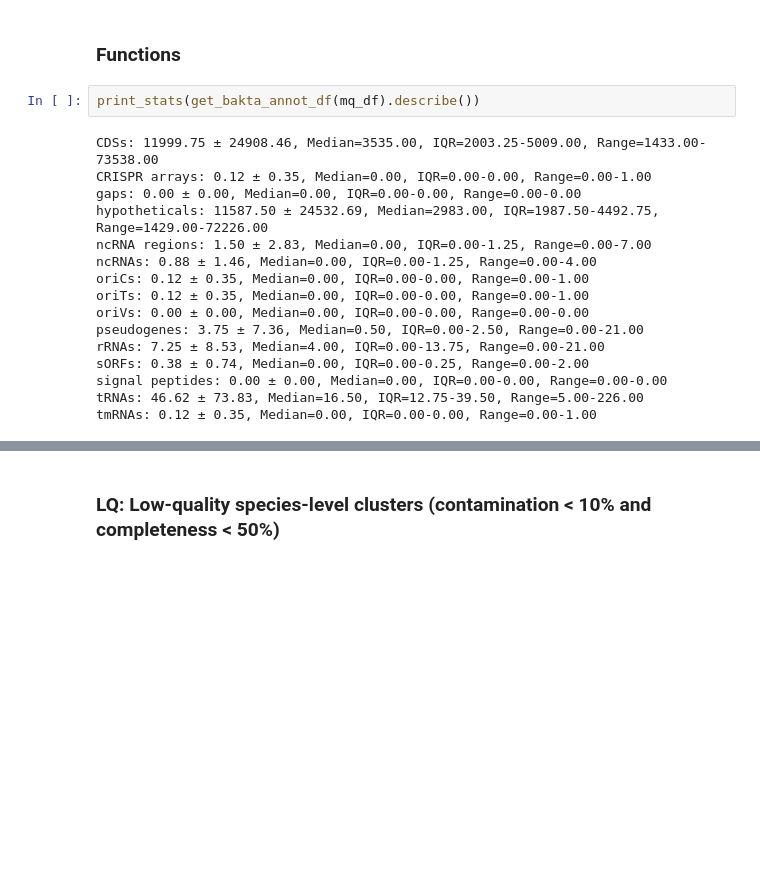
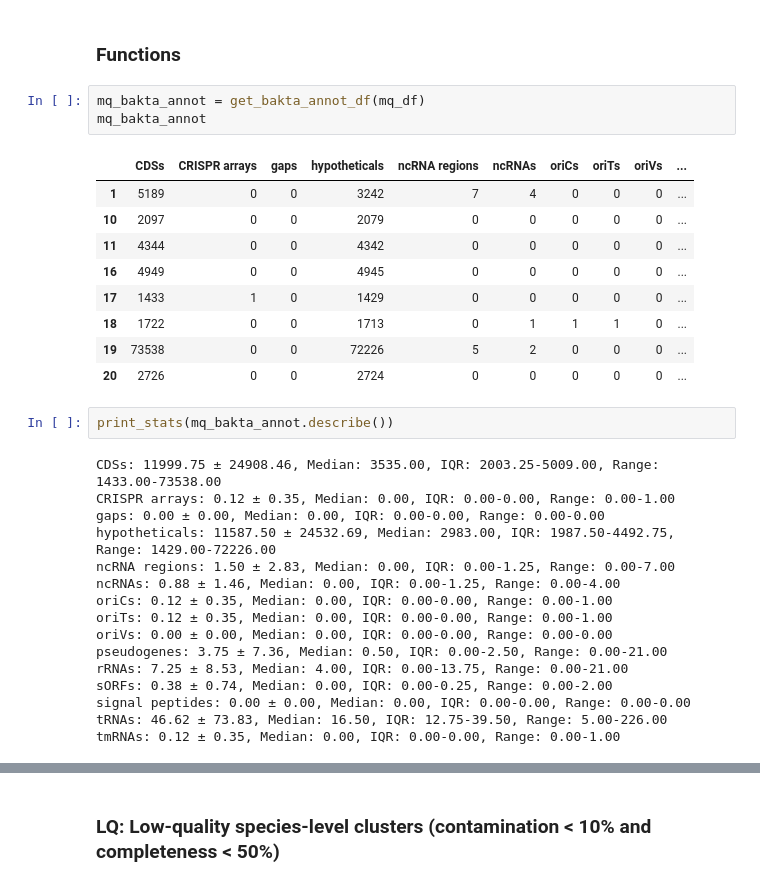
Before and after one commit to usegalaxy-eu/FAIRyMAGs, a Jupyter notebook: bin/use-case-aeromicrobiome-exploration.ipynb, the cells around one changed output, grey strips where cells are left out. Drawn from its saved outputs; the diff is of its cells as text; blank space fills up the shorter version.

```diff
--- a/bin/use-case-aeromicrobiome-exploration.ipynb
+++ b/bin/use-case-aeromicrobiome-exploration.ipynb
@@ -275,23 +356,36 @@ Level: Species
 # %% [markdown]
 ### Functions
+# %%
+mq_bakta_annot = get_bakta_annot_df(mq_df)
+mq_bakta_annot
+# %% [output]
+|  | CDSs | CRISPR arrays | gaps | hypotheticals | ncRNA regions | ncRNAs | oriCs | oriTs | oriVs | ... |
+| 1 | 5189 | 0 | 0 | 3242 | 7 | 4 | 0 | 0 | 0 | ... |
+| 10 | 2097 | 0 | 0 | 2079 | 0 | 0 | 0 | 0 | 0 | ... |
+| 11 | 4344 | 0 | 0 | 4342 | 0 | 0 | 0 | 0 | 0 | ... |
+| 16 | 4949 | 0 | 0 | 4945 | 0 | 0 | 0 | 0 | 0 | ... |
+| 17 | 1433 | 1 | 0 | 1429 | 0 | 0 | 0 | 0 | 0 | ... |
+| 18 | 1722 | 0 | 0 | 1713 | 0 | 1 | 1 | 1 | 0 | ... |
+| 19 | 73538 | 0 | 0 | 72226 | 5 | 2 | 0 | 0 | 0 | ... |
+| 20 | 2726 | 0 | 0 | 2724 | 0 | 0 | 0 | 0 | 0 | ... |
 # %%
-print_stats(get_bakta_annot_df(mq_df).describe())
+print_stats(mq_bakta_annot.describe())
 # %% [output]
-CDSs: 11999.75 ± 24908.46, Median=3535.00, IQR=2003.25-5009.00, Range=1433.00-73538.00
-CRISPR arrays: 0.12 ± 0.35, Median=0.00, IQR=0.00-0.00, Range=0.00-1.00
-gaps: 0.00 ± 0.00, Median=0.00, IQR=0.00-0.00, Range=0.00-0.00
-hypotheticals: 11587.50 ± 24532.69, Median=2983.00, IQR=1987.50-4492.75, Range=1429.00-72226.00
-ncRNA regions: 1.50 ± 2.83, Median=0.00, IQR=0.00-1.25, Range=0.00-7.00
-ncRNAs: 0.88 ± 1.46, Median=0.00, IQR=0.00-1.25, Range=0.00-4.00
-oriCs: 0.12 ± 0.35, Median=0.00, IQR=0.00-0.00, Range=0.00-1.00
-oriTs: 0.12 ± 0.35, Median=0.00, IQR=0.00-0.00, Range=0.00-1.00
-oriVs: 0.00 ± 0.00, Median=0.00, IQR=0.00-0.00, Range=0.00-0.00
-pseudogenes: 3.75 ± 7.36, Median=0.50, IQR=0.00-2.50, Range=0.00-21.00
-rRNAs: 7.25 ± 8.53, Median=4.00, IQR=0.00-13.75, Range=0.00-21.00
-sORFs: 0.38 ± 0.74, Median=0.00, IQR=0.00-0.25, Range=0.00-2.00
-signal peptides: 0.00 ± 0.00, Median=0.00, IQR=0.00-0.00, Range=0.00-0.00
-tRNAs: 46.62 ± 73.83, Median=16.50, IQR=12.75-39.50, Range=5.00-226.00
-tmRNAs: 0.12 ± 0.35, Median=0.00, IQR=0.00-0.00, Range=0.00-1.00
+CDSs: 11999.75 ± 24908.46, Median: 3535.00, IQR: 2003.25-5009.00, Range: 1433.00-73538.00
+CRISPR arrays: 0.12 ± 0.35, Median: 0.00, IQR: 0.00-0.00, Range: 0.00-1.00
+gaps: 0.00 ± 0.00, Median: 0.00, IQR: 0.00-0.00, Range: 0.00-0.00
+hypotheticals: 11587.50 ± 24532.69, Median: 2983.00, IQR: 1987.50-4492.75, Range: 1429.00-72226.00
+ncRNA regions: 1.50 ± 2.83, Median: 0.00, IQR: 0.00-1.25, Range: 0.00-7.00
+ncRNAs: 0.88 ± 1.46, Median: 0.00, IQR: 0.00-1.25, Range: 0.00-4.00
+oriCs: 0.12 ± 0.35, Median: 0.00, IQR: 0.00-0.00, Range: 0.00-1.00
+oriTs: 0.12 ± 0.35, Median: 0.00, IQR: 0.00-0.00, Range: 0.00-1.00
+oriVs: 0.00 ± 0.00, Median: 0.00, IQR: 0.00-0.00, Range: 0.00-0.00
+pseudogenes: 3.75 ± 7.36, Median: 0.50, IQR: 0.00-2.50, Range: 0.00-21.00
+rRNAs: 7.25 ± 8.53, Median: 4.00, IQR: 0.00-13.75, Range: 0.00-21.00
+sORFs: 0.38 ± 0.74, Median: 0.00, IQR: 0.00-0.25, Range: 0.00-2.00
+signal peptides: 0.00 ± 0.00, Median: 0.00, IQR: 0.00-0.00, Range: 0.00-0.00
+tRNAs: 46.62 ± 73.83, Median: 16.50, IQR: 12.75-39.50, Range: 5.00-226.00
+tmRNAs: 0.12 ± 0.35, Median: 0.00, IQR: 0.00-0.00, Range: 0.00-1.00
 # %%
 get_kegg_path_df(mq_df)
 # %% [output]
```
Also changed, not shown: parts of 20 cells of this notebook.
